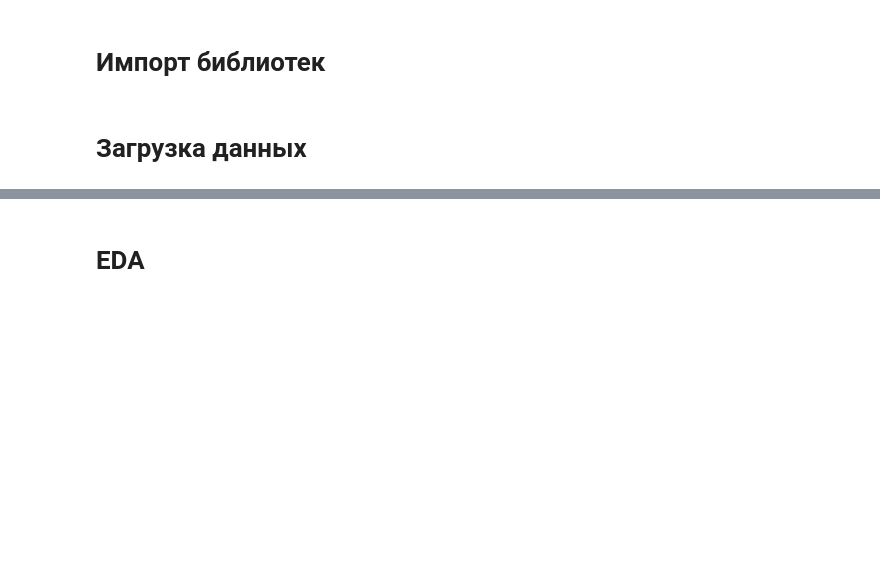
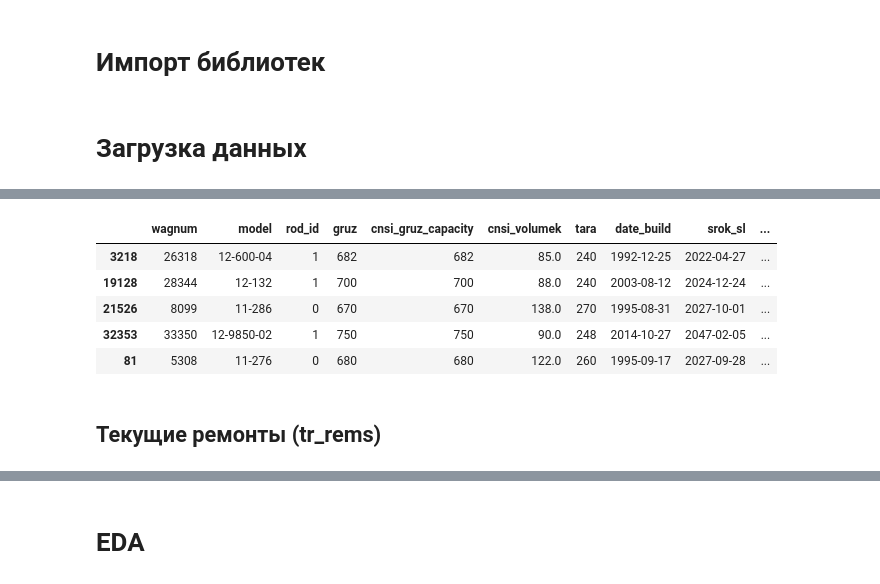
Before and after one commit to apet105/dod_datawagon, a Jupyter notebook: Data_prep_mayer/Data_prep+Feature_engineering.ipynb, the cells around one changed output, grey strips where cells are left out. Drawn from its saved outputs; the diff is of its cells as text; code cells hidden in the pictures; blank space fills up the shorter version.

```diff
--- a/Data_prep_mayer/Data_prep+Feature_engineering.ipynb
+++ b/Data_prep_mayer/Data_prep+Feature_engineering.ipynb
@@ -33,0 +159,6 @@ RANDOM_STATE = 250923
+# %%
+# параметры вагона
+wag_param = pd.read_parquet(path_train + '/wag_params.parquet').convert_dtypes()
+# %%
+# у вагонов могут меняться параметры, поэтмоу номер дублируется
+wag_param = wag_param.drop_duplicates(subset='wagnum', keep='last')
@@ -33,0 +185,11 @@ RANDOM_STATE = 250923
+# %%
+wag_param.head()
+# %% [output]
+|  | wagnum | model | rod_id | gruz | cnsi_gruz_capacity | cnsi_volumek | tara | date_build | srok_sl | ... |
+| 3218 | 26318 | 12-600-04 | 1 | 682 | 682 | 85.0 | 240 | 1992-12-25 | 2022-04-27 | ... |
+| 19128 | 28344 | 12-132 | 1 | 700 | 700 | 88.0 | 240 | 2003-08-12 | 2024-12-24 | ... |
+| 21526 | 8099 | 11-286 | 0 | 670 | 670 | 138.0 | 270 | 1995-08-31 | 2027-10-01 | ... |
+| 32353 | 33350 | 12-9850-02 | 1 | 750 | 750 | 90.0 | 248 | 2014-10-27 | 2047-02-05 | ... |
+| 81 | 5308 | 11-276 | 0 | 680 | 680 | 122.0 | 260 | 1995-09-17 | 2027-09-28 | ... |
+# %% [markdown]
+## Текущие ремонты (tr_rems)
```
Also changed, not shown: parts of 35 cells of this notebook, 17 other files.
